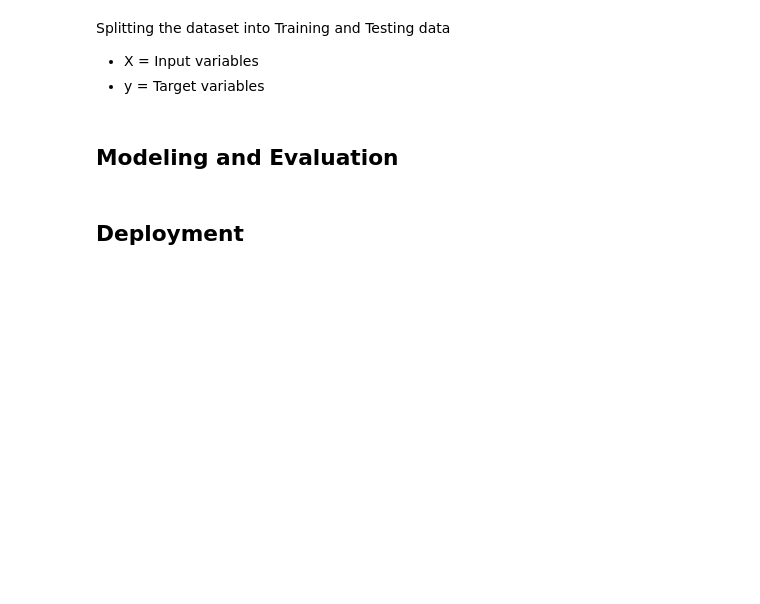
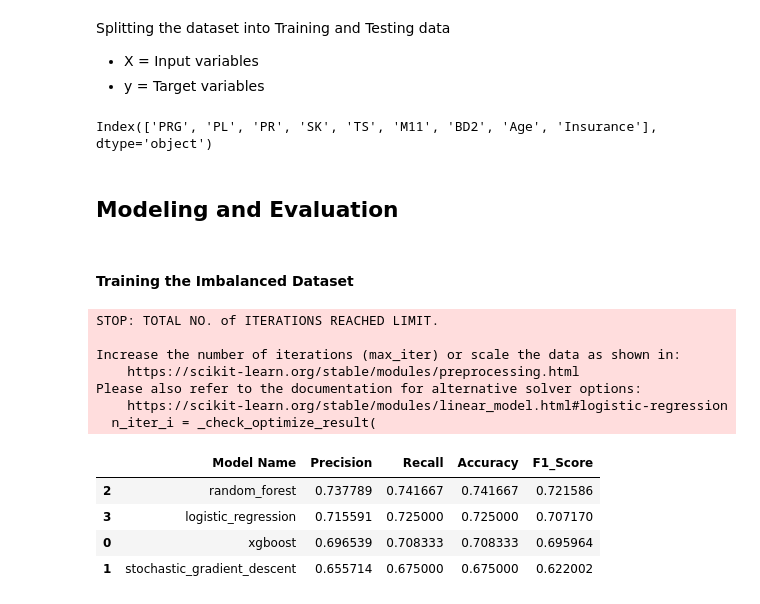
Before and after one commit to valiantezabuku/Building-Machine-Learning-API-s-with-FastAPI-Collabo, a Jupyter notebook: API.ipynb, the cells around one changed output. Cells and saved outputs as stored; diff of their text form; code cells hidden in the pictures; blank space fills up the shorter version.

Commit message:
Modeling and Evaluation

```diff
--- a/API.ipynb
+++ b/API.ipynb
@@ -342,4 +419,77 @@ Splitting the dataset into Training and Testing data
+# %%
+input_features = X.columns
+input_features
+# %% [output]
+Index(['PRG', 'PL', 'PR', 'SK', 'TS', 'M11', 'BD2', 'Age', 'Insurance'], dtype='object')
+# %%
+preprocessor = ColumnTransformer(
+    transformers=[
+        ('imputer', SimpleImputer(strategy='median'), input_features),
+        ('scaler', RobustScaler(), input_features),
+        ('log_transformations', FunctionTransformer(np.log1p), input_features)
+    ]
+)
 # %% [markdown]
 ## Modeling and Evaluation
-# %% [markdown]
-## Deployment
+# %%
+# Create a list of models to use
+models = [
+    ('xgboost', XGBClassifier(random_state=42)),
+    ('stochastic_gradient_descent', SGDClassifier(random_state=42)),
+    ('random_forest', RandomForestClassifier(random_state=42)),
+    ('logistic_regression', LogisticRegression(random_state=42))
+]
+# %% [markdown]
+#### Training  the Imbalanced Dataset
+# %%
+#Create a table to store important metrics
+results_table = pd.DataFrame(columns=["Model Name", "Precision", "Recall", "Accuracy", "F1_Score"])
+
+#initialize an empty dictionary to store pipelines
+all_pipelines = {}
+
+#Loop through the models to train and get the scores
+for model_name, classifier in models:
+
+    pipeline = Pipeline (steps=[
+        ('preprocessor', preprocessor),
+        ('feature Importance', SelectKBest(mutual_info_classif, k='all')),
+        ('classier', classifier),
+    ])
+
+    # Fit the traing data to the pipeline
+    pipeline.fit(X_train, y_train_encoded)
+
+    #Make prediction using the test or eval dataset
+    y_pred = pipeline.predict(X_test)
+
+    #Store classification report values as a dictionary
+    metrics = classification_report(y_test_encoded, y_pred, output_dict=True)
+
+    #Save each individual pipleine in the loop to the initialised indictionary
+    all_pipelines[model_name] = pipeline
+
+    #Grab values from the balanced metric dictionary
+    accuracy = metrics['accuracy']
+    precision = metrics['weighted avg']['precision']
+    recall = metrics['weighted avg']['recall']
+    f1 = metrics['weighted avg']['f1-score']
+
+    #Add these values to the table
+    results_table.loc[len(results_table)] = [model_name, precision, recall, accuracy, f1]
+
+#sort table to have highest f1 on top
+results_table.sort_values('F1_Score', ascending=False)
+# %% [output]
+STOP: TOTAL NO. of ITERATIONS REACHED LIMIT.
+
+Increase the number of iterations (max_iter) or scale the data as shown in:
+    https://scikit-learn.org/stable/modules/preprocessing.html
+Please also refer to the documentation for alternative solver options:
+    https://scikit-learn.org/stable/modules/linear_model.html#logistic-regression
+  n_iter_i = _check_optimize_result(
+|  | Model Name | Precision | Recall | Accuracy | F1_Score |
+| 2 | random_forest | 0.737789 | 0.741667 | 0.741667 | 0.721586 |
+| 3 | logistic_regression | 0.715591 | 0.725000 | 0.725000 | 0.707170 |
+| 0 | xgboost | 0.696539 | 0.708333 | 0.708333 | 0.695964 |
+| 1 | stochastic_gradient_descent | 0.655714 | 0.675000 | 0.675000 | 0.622002 |
```
Also changed, not shown: parts of 18 cells of this notebook.
